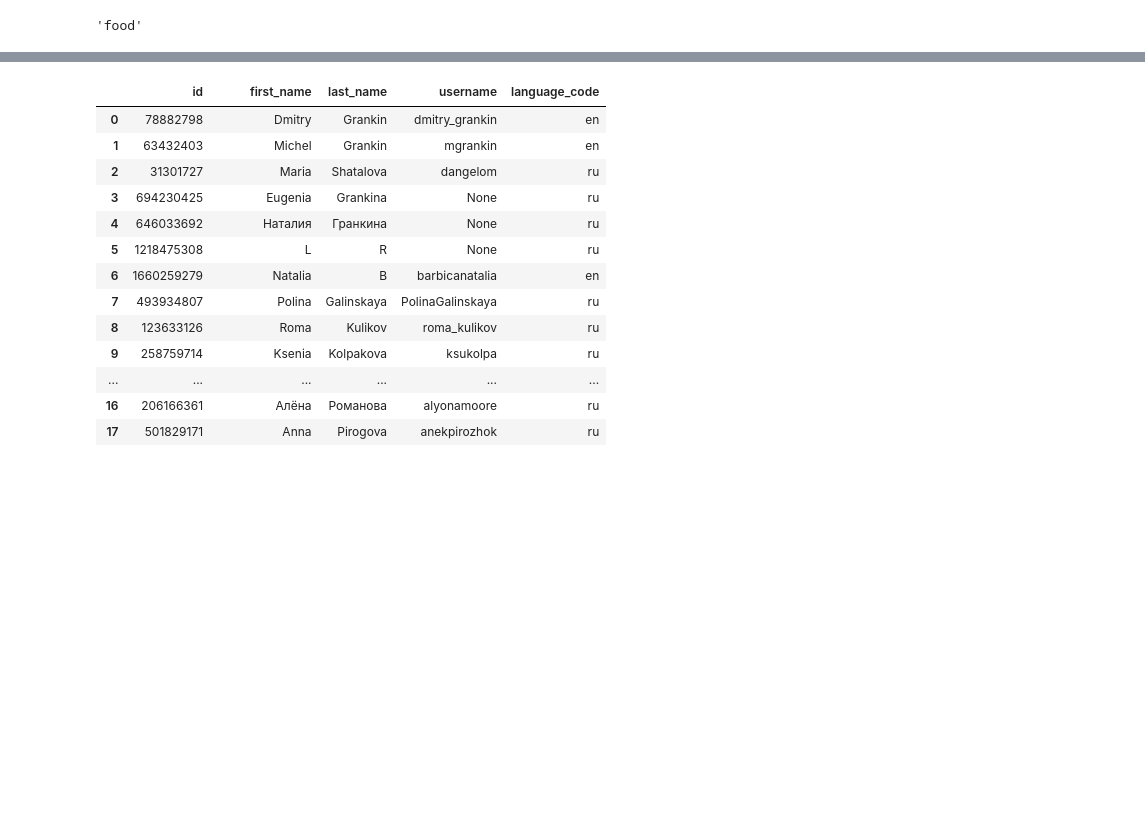
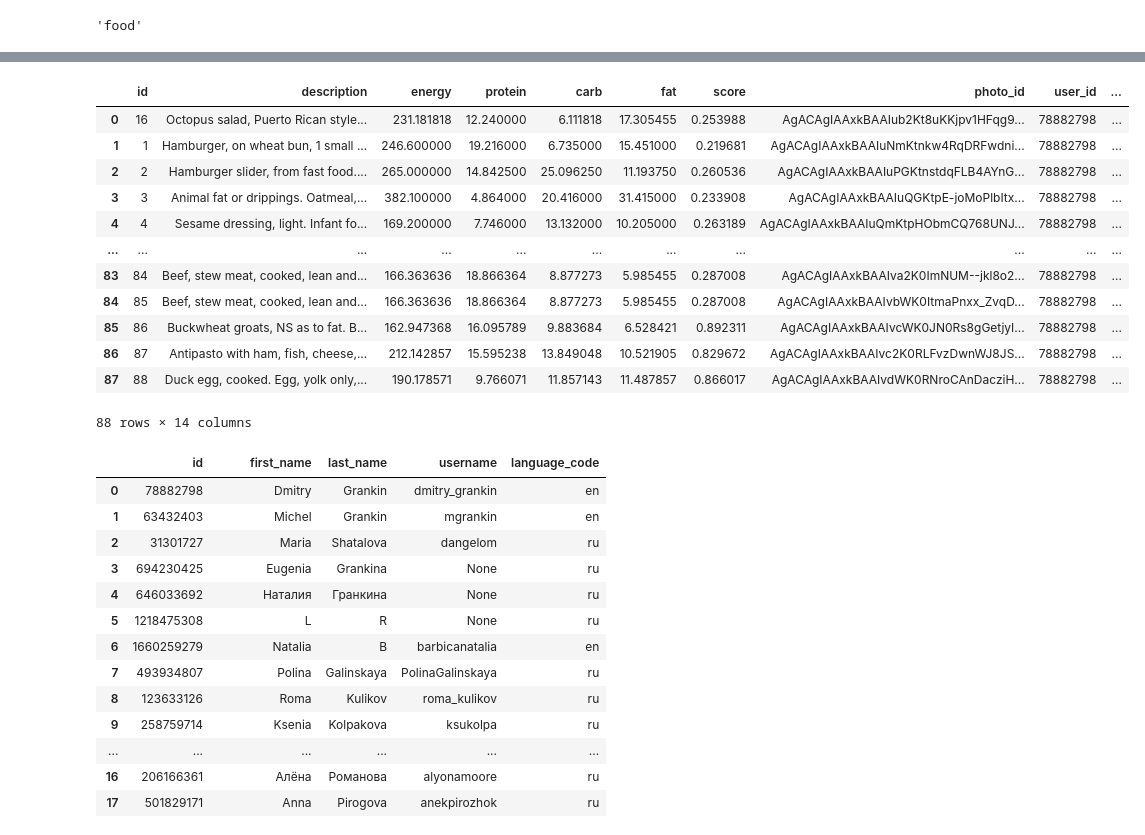
Before and after one commit to DmitriyG228/food, a Jupyter notebook: 00_psql.ipynb, the cells around one changed output, grey strips where cells are left out. Cells and saved outputs as stored; diff of their text form; code cells hidden in the pictures; blank space fills up the shorter version.

```diff
--- a/00_psql.ipynb
+++ b/00_psql.ipynb
@@ -187,6 +187,22 @@ class Dishes (LocalBase):
     ml_version          = Column(Float,    nullable=False)
 
     grams               = Column(Float,    nullable=True)
+# %%
+pd.read_sql('select * from food.dishes',engine)
+# %% [output]
+|  | id | description | energy | protein | carb | fat | score | photo_id | user_id | ... |
+| 0 | 16 | Octopus salad, Puerto Rican style... | 231.181818 | 12.240000 | 6.111818 | 17.305455 | 0.253988 | AgACAgIAAxkBAAIub2Kt8uKKjpv1HFqg9... | 78882798 | ... |
+| 1 | 1 | Hamburger, on wheat bun, 1 small ... | 246.600000 | 19.216000 | 6.735000 | 15.451000 | 0.219681 | AgACAgIAAxkBAAIuNmKtnkw4RqDRFwdni... | 78882798 | ... |
+| 2 | 2 | Hamburger slider, from fast food.... | 265.000000 | 14.842500 | 25.096250 | 11.193750 | 0.260536 | AgACAgIAAxkBAAIuPGKtnstdqFLB4AYnG... | 78882798 | ... |
+| 3 | 3 | Animal fat or drippings. Oatmeal,... | 382.100000 | 4.864000 | 20.416000 | 31.415000 | 0.233908 | AgACAgIAAxkBAAIuQGKtpE-joMoPlbItx... | 78882798 | ... |
+| 4 | 4 | Sesame dressing, light. Infant fo... | 169.200000 | 7.746000 | 13.132000 | 10.205000 | 0.263189 | AgACAgIAAxkBAAIuQmKtpHObmCQ768UNJ... | 78882798 | ... |
+| ... | ... | ... | ... | ... | ... | ... | ... | ... | ... | ... |
+| 83 | 84 | Beef, stew meat, cooked, lean and... | 166.363636 | 18.866364 | 8.877273 | 5.985455 | 0.287008 | AgACAgIAAxkBAAIva2K0ImNUM--jkl8o2... | 78882798 | ... |
+| 84 | 85 | Beef, stew meat, cooked, lean and... | 166.363636 | 18.866364 | 8.877273 | 5.985455 | 0.287008 | AgACAgIAAxkBAAIvbWK0ItmaPnxx_ZvqD... | 78882798 | ... |
+| 85 | 86 | Buckwheat groats, NS as to fat. B... | 162.947368 | 16.095789 | 9.883684 | 6.528421 | 0.892311 | AgACAgIAAxkBAAIvcWK0JN0Rs8gGetjyI... | 78882798 | ... |
+| 86 | 87 | Antipasto with ham, fish, cheese,... | 212.142857 | 15.595238 | 13.849048 | 10.521905 | 0.829672 | AgACAgIAAxkBAAIvc2K0RLFvzDwnWJ8JS... | 78882798 | ... |
+| 87 | 88 | Duck egg, cooked. Egg, yolk only,... | 190.178571 | 9.766071 | 11.857143 | 11.487857 | 0.866017 | AgACAgIAAxkBAAIvdWK0RNroCAnDacziH... | 78882798 | ... |
+88 rows × 14 columns
 # %%
 # engine.execute('drop table food.dishes')
 # %%
```
Also changed, not shown: parts of 1 cell of this notebook, 1 other file.
